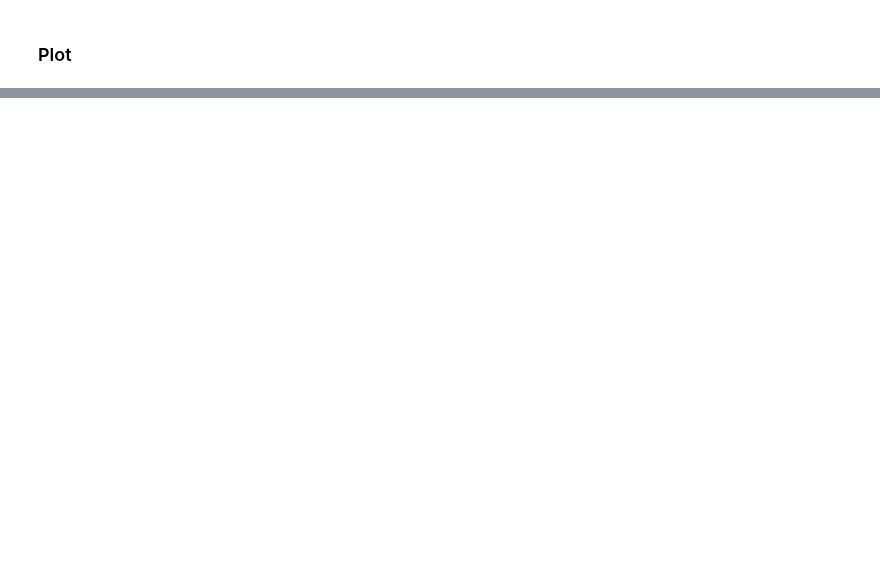
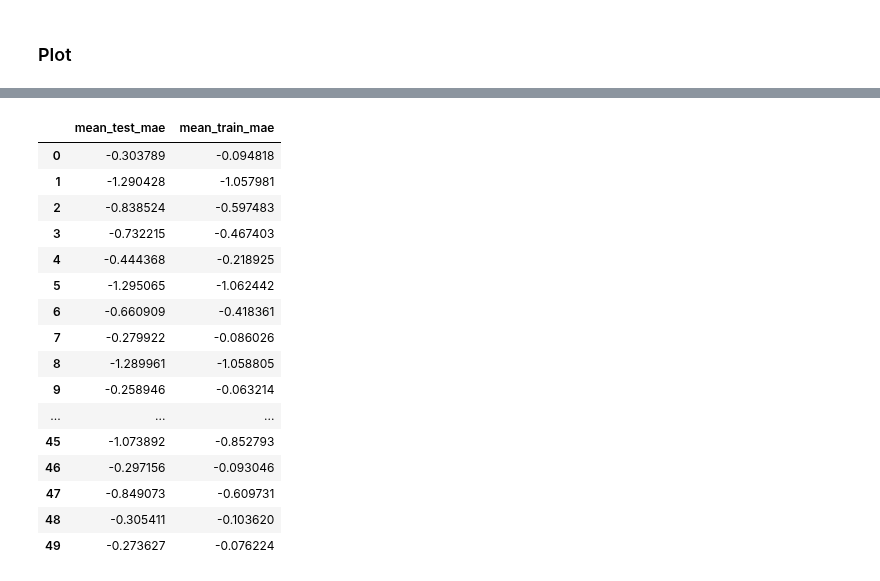
Before and after one commit to UBC-MDS/Capstone_SatCast_Trilemma, a Jupyter notebook: analysis/XGBoost.ipynb, the cells around one changed output, grey strips where cells are left out. Saved outputs shown, nothing was run; the diff lists cells and outputs as text; code cells hidden in the pictures; blank space fills up the shorter version.

```diff
--- a/analysis/XGBoost.ipynb
+++ b/analysis/XGBoost.ipynb
@@ -159,0 +193,20 @@ plt.show()
+# %%
+pd.DataFrame(random_search.cv_results_).loc[:,['mean_test_mae','mean_train_mae']]
+# %% [output]
+|  | mean_test_mae | mean_train_mae |
+| 0 | -0.303789 | -0.094818 |
+| 1 | -1.290428 | -1.057981 |
+| 2 | -0.838524 | -0.597483 |
+| 3 | -0.732215 | -0.467403 |
+| 4 | -0.444368 | -0.218925 |
+| 5 | -1.295065 | -1.062442 |
+| 6 | -0.660909 | -0.418361 |
+| 7 | -0.279922 | -0.086026 |
+| 8 | -1.289961 | -1.058805 |
+| 9 | -0.258946 | -0.063214 |
+| ... | ... | ... |
+| 45 | -1.073892 | -0.852793 |
+| 46 | -0.297156 | -0.093046 |
+| 47 | -0.849073 | -0.609731 |
+| 48 | -0.305411 | -0.103620 |
+| 49 | -0.273627 | -0.076224 |
```
Also changed, not shown: parts of 7 cells of this notebook.
